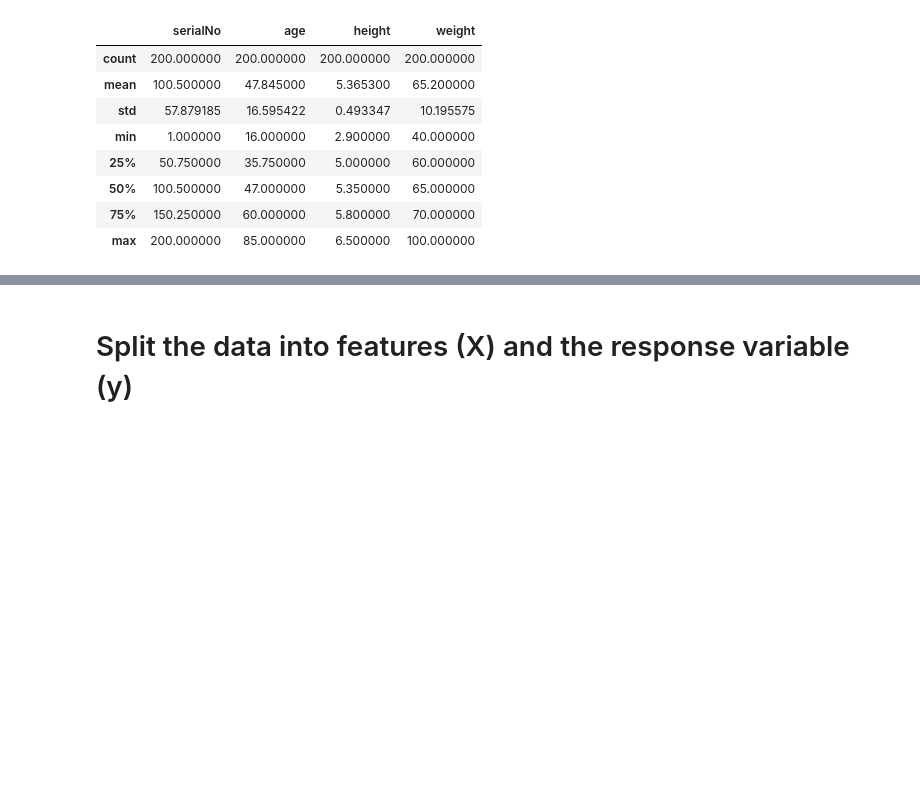
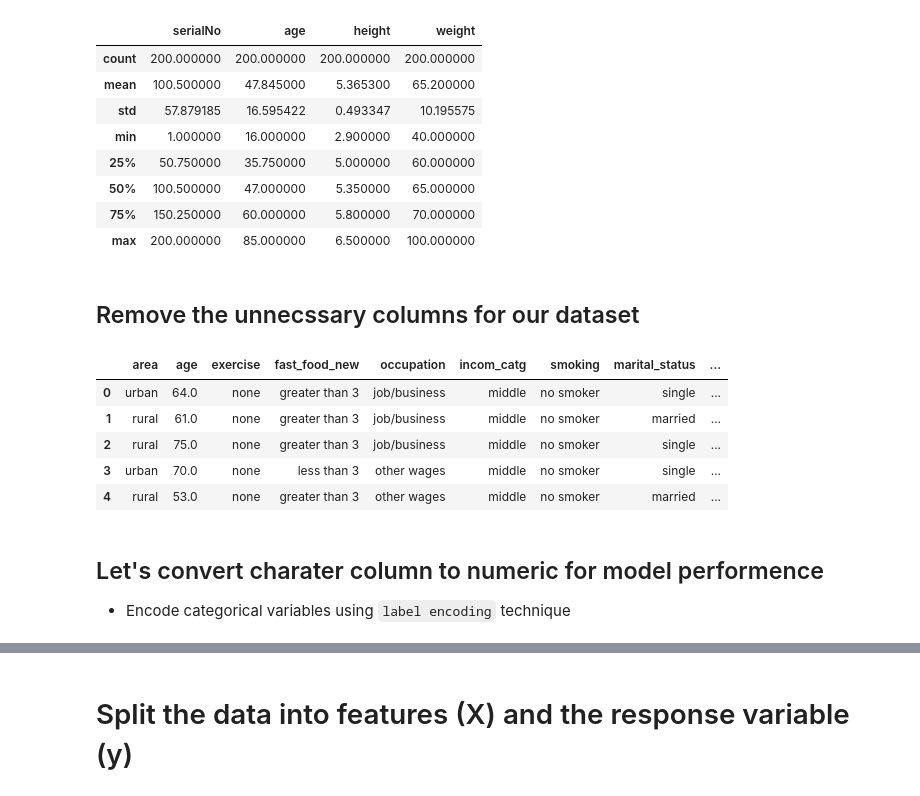
Before and after one commit to adilrasheed139/ML-Heart-attack-detection-performance-comparison, a Jupyter notebook: heart.ipynb, the cells around one changed output, grey strips where cells are left out. Saved outputs shown, nothing was run; the diff lists cells and outputs as text; code cells hidden in the pictures; blank space fills up the shorter version.

```diff
--- a/heart.ipynb
+++ b/heart.ipynb
@@ -324,3 +327,20 @@ data.describe()
 | 50% | 100.500000 | 47.000000 | 5.350000 | 65.000000 |
 | 75% | 150.250000 | 60.000000 | 5.800000 | 70.000000 |
 | max | 200.000000 | 85.000000 | 6.500000 | 100.000000 |
+# %% [markdown]
+## Remove the unnecssary columns for our dataset
+# %%
+data.drop(columns=['serialNo'], inplace=True)
+# %%
+data.head()
+# %% [output]
+|  | area | age | exercise | fast_food_new | occupation | incom_catg | smoking | marital_status | ... |
+| 0 | urban | 64.0 | none | greater than 3 | job/business | middle | no smoker | single | ... |
+| 1 | rural | 61.0 | none | greater than 3 | job/business | middle | no smoker | married | ... |
+| 2 | rural | 75.0 | none | greater than 3 | job/business | middle | no smoker | single | ... |
+| 3 | urban | 70.0 | none | less than 3 | other wages | middle | no smoker | single | ... |
+| 4 | rural | 53.0 | none | greater than 3 | other wages | middle | no smoker | married | ... |
+# %% [markdown]
+## Let's convert charater column to numeric for model performence
+
+- Encode categorical variables using `label encoding` technique
```
Also changed, not shown: parts of 13 cells of this notebook.
